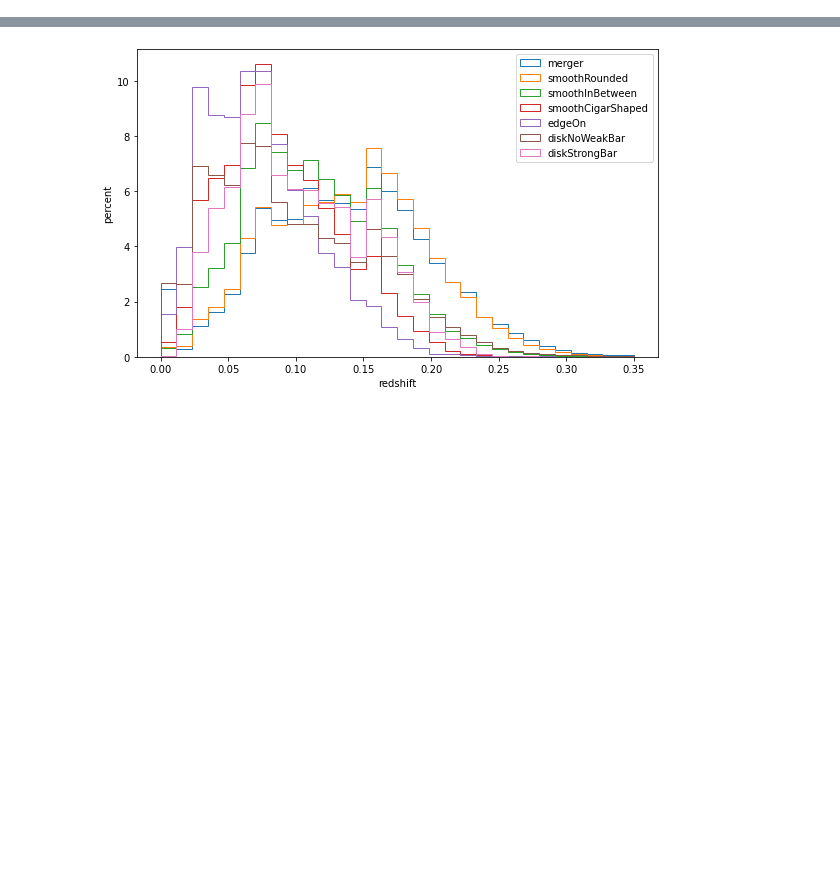
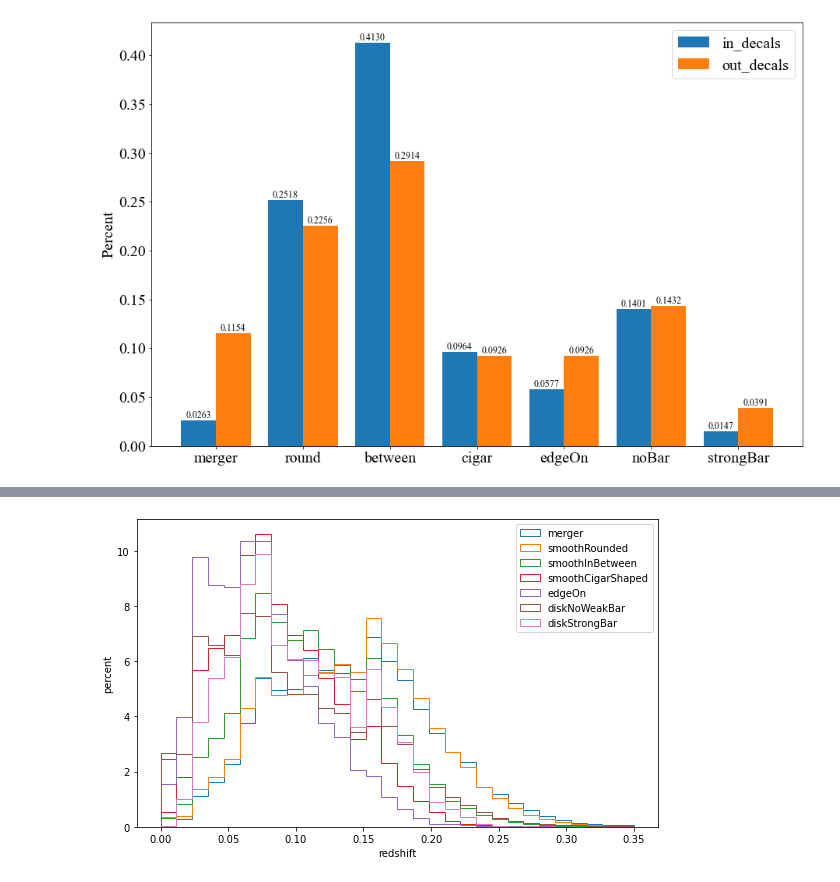
Before and after one commit to Astro-Astre/Pixel-based_DeepLearningTechnic, a Jupyter notebook: preprocess/out_decals.ipynb, the cells around one changed output, grey strips where cells are left out. Drawn from its saved outputs; the diff is of its cells as text; code cells hidden in the pictures; blank space fills up the shorter version.

```diff
--- a/preprocess/out_decals.ipynb
+++ b/preprocess/out_decals.ipynb
@@ -90,6 +38,44 @@ df_auto = pd.merge(poi_list, df_auto, how="inner")
-# %%
-out.ra = out.ra.map(lambda x: float(str(x).split(".")[0] + "." + str(x).split(".")[1][:resolution-1]))
-out.dec = out.dec.map(lambda x: float(str(x).split(".")[0] + "." + str(x).split(".")[1][:resolution-1]))
-decals_pred.ra = decals_pred.ra.map(lambda x: float(str(x).split(".")[0] + "." + str(x).split(".")[1][:resolution-1]))
-decals_pred.dec = decals_pred.dec.map(lambda x: float(str(x).split(".")[0] + "." + str(x).split(".")[1][:resolution-1]))
-out = pd.merge(out,decals_pred,how="inner").dropna()
+# %%
+out = out.round({"ra": 6, "dec": 6})
+decals_pred = decals_pred.round({"ra": 6, "dec": 6})
+# %%
+concat = pd.merge(decals_pred, out, how="inner", on=["ra", "dec"])
+# %%
+cut = concat.query("z < 0.35")
+# %%
+merger = cut.query("label == 0")
+round = cut.query("label == 1")
+between = cut.query("label == 2")
+cigar = cut.query("label == 3")
+edgeOn = cut.query("label == 4")
+noBar = cut.query("label == 5")
+strongBar = cut.query("label == 6")
+idx = np.arange(0, 7, 1)
+num_out = [len(merger), len(round), len(between), len(cigar), len(cigar), len(noBar), len(strongBar)]
+num_in={"merger":7241, "round":69334, "between":113733, "cigar":26547, "edgeOn":15900, "noBar":38575, "strongBar":4041}
+sum_out, sum_in = 0, 7241 + 69334 + 113733 + 26547 + 15900 + 38575 + 4041
+for i in num_out:
+    sum_out += i
+percent_in_decals = [x/sum_in for x in list(num_in.values())]
+percent_out_decals = [x/sum_out for x in num_out]
+labels = list(num_in.keys())
+width = 0.4
+x = np.arange(len(labels))
+fig, ax = plt.subplots(figsize=(15, 10))
+rects1 = ax.bar(x - width/2, percent_in_decals, width, label='in_decals')
+rects2 = ax.bar(x + width/2, percent_out_decals, width, label='out_decals')
+ax.set_ylabel('Percent', fontsize=20)
+# ax.set_title('percent of in/out decals prediction')
+ax.set_xticks(x)
+ax.set_xticklabels(labels)
+for a,b in zip(x,percent_in_decals): ##控制标签位置
+    plt.text(a-width/2,b,'%.4f'%b,ha = 'center',va = 'bottom',fontsize=12)
+for a,b in zip(x,percent_out_decals): ##控制标签位置
+    plt.text(a+width/2,b,'%.4f'%b,ha = 'center',va = 'bottom',fontsize=12)
+ax.legend(fontsize=20)
+# plt.xlabel("class", fontsize=20)
+plt.xticks(fontsize=20)
+plt.yticks(fontsize=20)
+plt.show()
+# %% [output]
+[figure, added]
```
Also changed, not shown: parts of 11 cells of this notebook, 14 other files.
